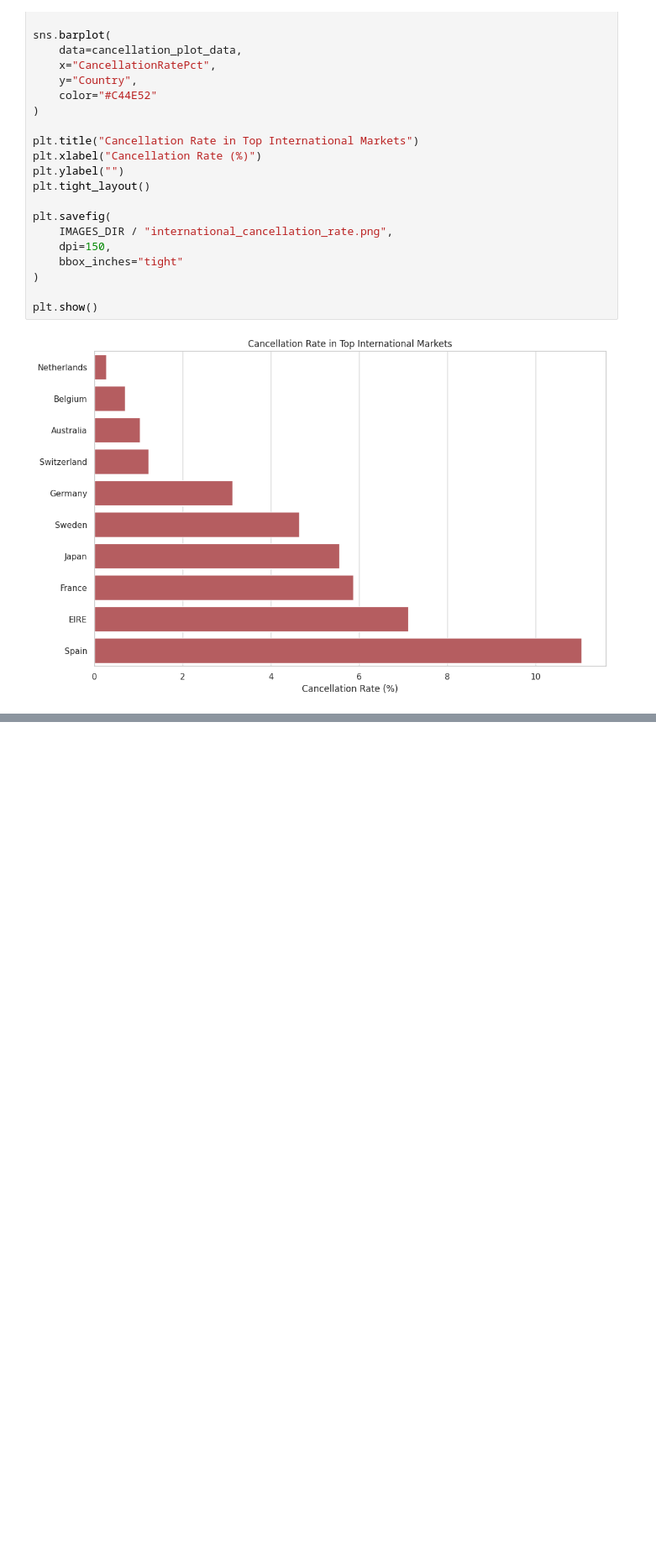
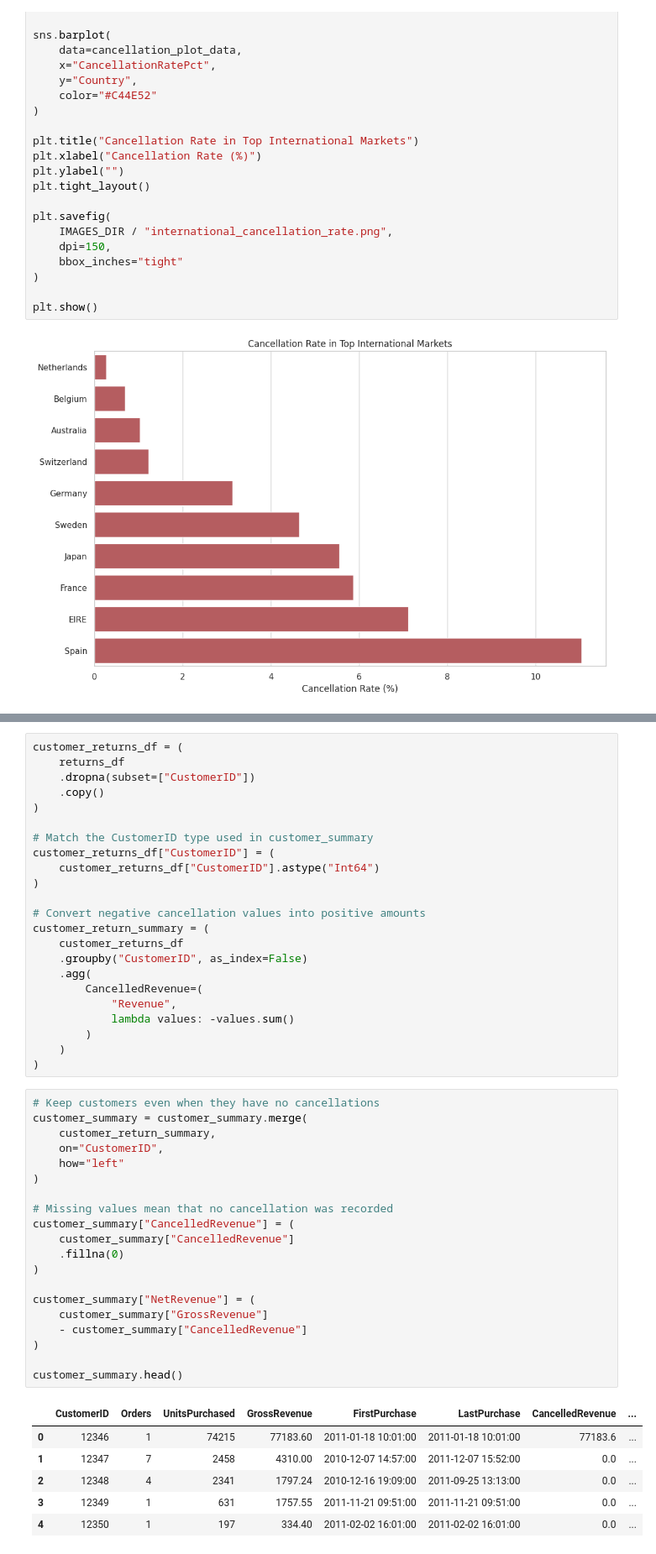
Before and after one commit to Brutva/online-retail-analysis, a Jupyter notebook: notebooks/online_retail_analysis.ipynb, the cells around one changed output, grey strips where cells are left out. Shown at 84% size. Cells and saved outputs as stored; diff of their text form; blank space fills up the shorter version.

```diff
--- a/notebooks/online_retail_analysis.ipynb
+++ b/notebooks/online_retail_analysis.ipynb
@@ -1034,0 +1077,50 @@ plt.show()
+# %%
+customer_returns_df = (
+    returns_df
+    .dropna(subset=["CustomerID"])
+    .copy()
+)
+
+# Match the CustomerID type used in customer_summary
+customer_returns_df["CustomerID"] = (
+    customer_returns_df["CustomerID"].astype("Int64")
+)
+
+# Convert negative cancellation values into positive amounts
+customer_return_summary = (
+    customer_returns_df
+    .groupby("CustomerID", as_index=False)
+    .agg(
+        CancelledRevenue=(
+            "Revenue",
+            lambda values: -values.sum()
+        )
+    )
+)
+# %%
+# Keep customers even when they have no cancellations
+customer_summary = customer_summary.merge(
+    customer_return_summary,
+    on="CustomerID",
+    how="left"
+)
+
+# Missing values mean that no cancellation was recorded
+customer_summary["CancelledRevenue"] = (
+    customer_summary["CancelledRevenue"]
+    .fillna(0)
+)
+
+customer_summary["NetRevenue"] = (
+    customer_summary["GrossRevenue"]
+    - customer_summary["CancelledRevenue"]
+)
+
+customer_summary.head()
+# %% [output]
+|  | CustomerID | Orders | UnitsPurchased | GrossRevenue | FirstPurchase | LastPurchase | CancelledRevenue | ... |
+| 0 | 12346 | 1 | 74215 | 77183.60 | 2011-01-18 10:01:00 | 2011-01-18 10:01:00 | 77183.6 | ... |
+| 1 | 12347 | 7 | 2458 | 4310.00 | 2010-12-07 14:57:00 | 2011-12-07 15:52:00 | 0.0 | ... |
+| 2 | 12348 | 4 | 2341 | 1797.24 | 2010-12-16 19:09:00 | 2011-09-25 13:13:00 | 0.0 | ... |
+| 3 | 12349 | 1 | 631 | 1757.55 | 2011-11-21 09:51:00 | 2011-11-21 09:51:00 | 0.0 | ... |
+| 4 | 12350 | 1 | 197 | 334.40 | 2011-02-02 16:01:00 | 2011-02-02 16:01:00 | 0.0 | ... |
```
Also changed, not shown: parts of 14 cells of this notebook.
